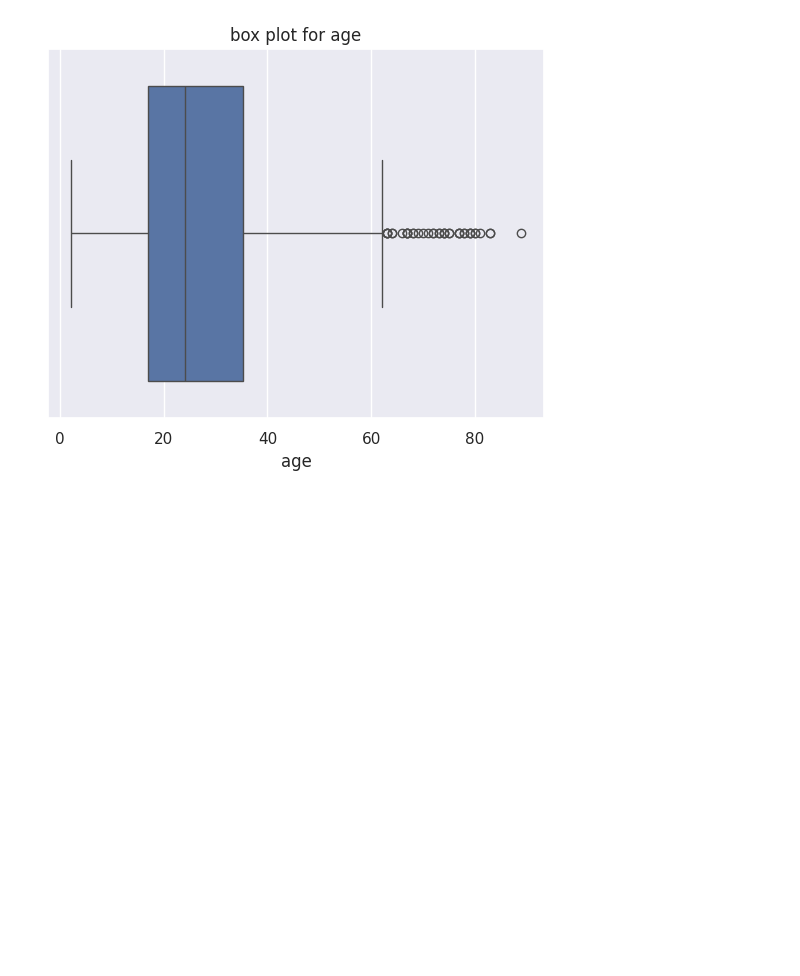
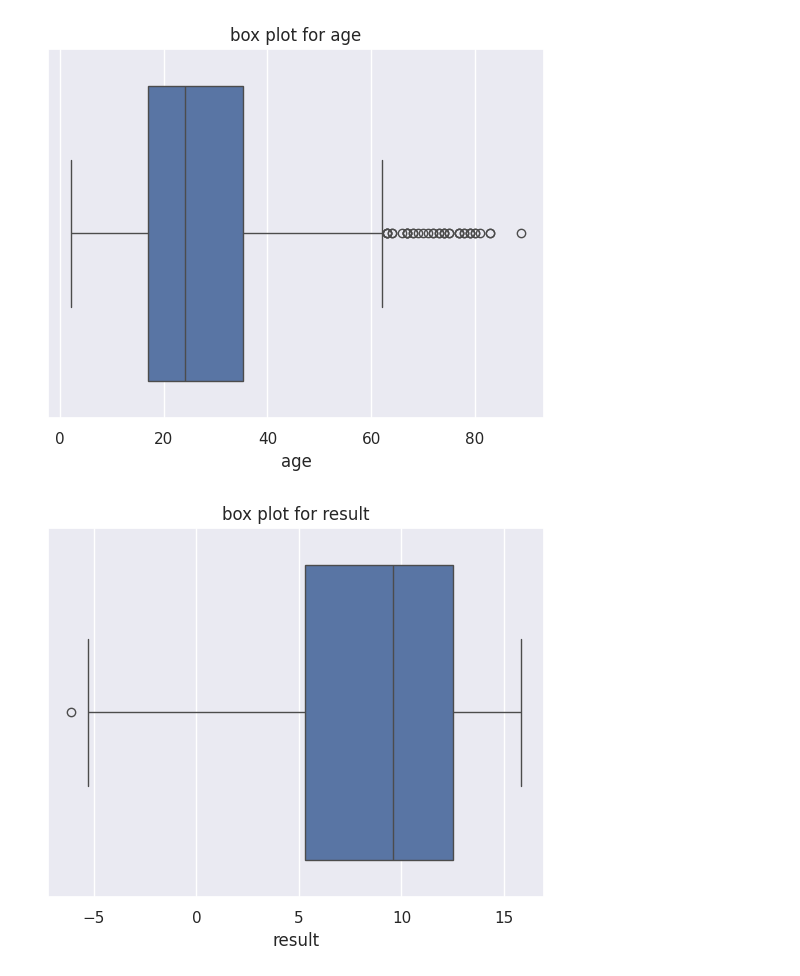
Before and after one commit to kamijoseph/Autism-Model, a Jupyter notebook: notebooks/main.ipynb, the cells around one changed output. Cells and saved outputs as stored; diff of their text form; code cells hidden in the pictures; blank space fills up the shorter version.

Commit message:
boxplots

```diff
--- a/notebooks/main.ipynb
+++ b/notebooks/main.ipynb
@@ -294,3 +296,11 @@ plt.xlabel("age")
 plt.show()
 # %% [output]
 [figure]
+# %%
+# result boxplot
+sns.boxplot(x=data["result"])
+plt.title("box plot for result")
+plt.xlabel("result")
+plt.show()
+# %% [output]
+[figure, added]
```
Also changed, not shown: parts of 1 cell of this notebook, 1 other file.
